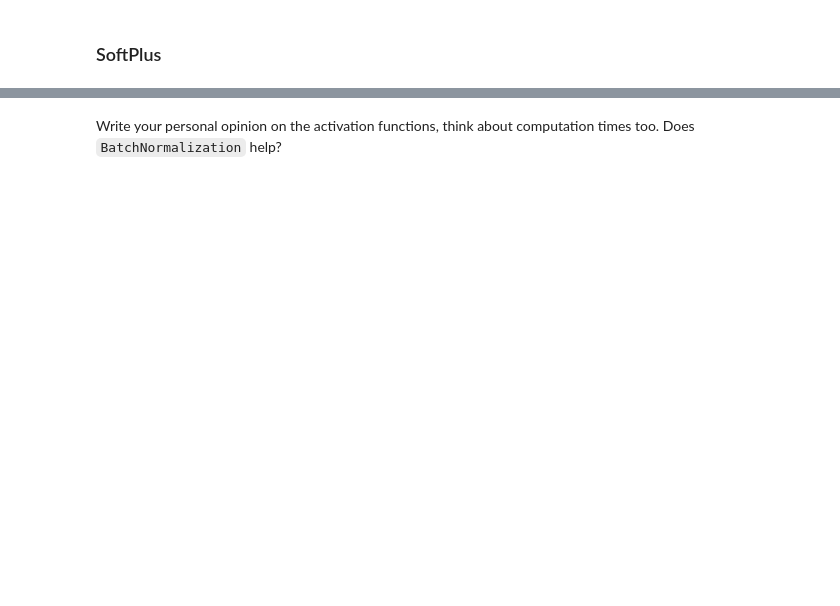
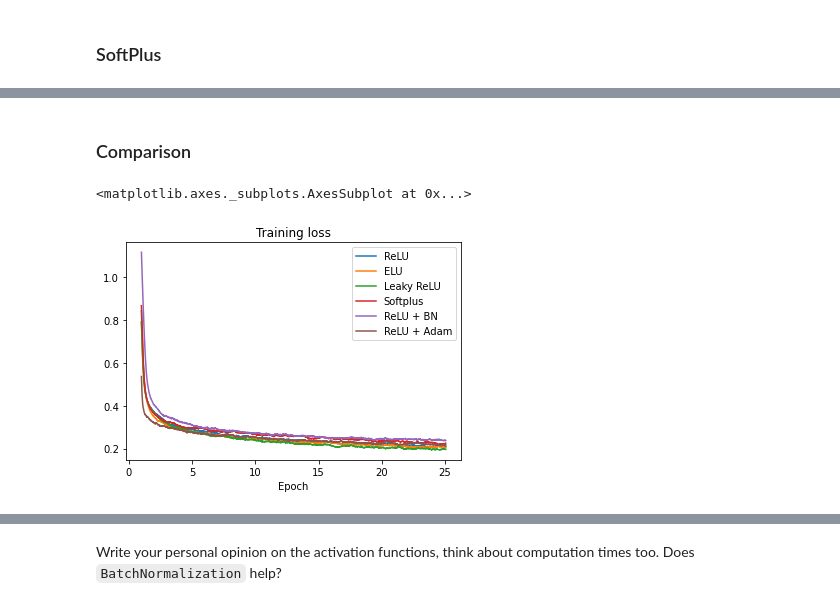
Before and after one commit to tadejsv/Practical_DL, a Jupyter notebook: homework01/homework_main-basic.ipynb, the cells around one changed output, grey strips where cells are left out. Cells and saved outputs as stored; diff of their text form; code cells hidden in the pictures; blank space fills up the shorter version.

```diff
--- a/homework01/homework_main-basic.ipynb
+++ b/homework01/homework_main-basic.ipynb
@@ -291,0 +324,15 @@ loss_softplus = train(net, X_train, y_train, BATCH_SIZE, N_EPOCHS, optimizer_con
+# %%
+net = Sequential()
+net.add(Flatten())
+net.add(Linear(28*28, 10))
+net.add(BatchNormalization(alpha=0.9))
+net.add(ChannelwiseScaling(10))
+net.add(ReLU())
+net.add(Linear(10, 10))
+net.add(LogSoftMax())
+
+start = time()
+loss_relu_bn, acc_relu_bn = train(net, X_train, y_train, X_val, y_val, BATCH_SIZE, N_EPOCHS,
+                                  optimizer_config)
+end = time()
+print(f'Time per epoch: {(end-start)/N_EPOCHS:.2f} seconds')
@@ -291,0 +344,11 @@ loss_softplus = train(net, X_train, y_train, BATCH_SIZE, N_EPOCHS, optimizer_con
+# %%
+# Define the net
+net = construct_net(ReLU)
+
+optimizer_config = {'learning_rate' : 1e-2, 'beta1':0.9, 'beta2':0.999, 'epsilon': 1e-3}
+
+start = time()
+loss_relu_adam, acc_relu_adam = train(net, X_train, y_train, X_val, y_val, BATCH_SIZE, N_EPOCHS,
+                                      optimizer_config, optimizer=adam_optimizer)
+end = time()
+print(f'Time per epoch: {(end-start)/N_EPOCHS:.2f} seconds')
@@ -291,0 +358,18 @@ loss_softplus = train(net, X_train, y_train, BATCH_SIZE, N_EPOCHS, optimizer_con
+# %% [markdown]
+### Comparison
+# %%
+losses = np.vstack([loss_relu, loss_elu, loss_leaky_relu, loss_softplus, loss_relu_bn, loss_relu_adam])
+losses = pd.DataFrame(losses.T, columns = ['ReLU', 'ELU', 'Leaky ReLU', 'Softplus', 'ReLU + BN',
+                                           'ReLU + Adam'])
+
+accuracies = np.vstack([acc_relu, acc_elu, acc_leaky_relu, acc_softplus, acc_relu_bn, acc_relu_adam])
+accuracies = pd.DataFrame(accuracies.T, columns = losses.columns)
+accuracies.index.name = 'Epoch'
+
+losses_smooth = losses.rolling(X_train.shape[0]//BATCH_SIZE).mean().dropna()# + 1
+losses_smooth.index = losses_smooth.index/(X_train.shape[0]//BATCH_SIZE)
+losses_smooth.index.name = 'Epoch'
+losses_smooth.plot(title='Training loss')
+# %% [output]
+<matplotlib.axes._subplots.AxesSubplot at 0x...>
+[figure, added]
```
Also changed, not shown: parts of 21 cells of this notebook, 3 other files.
